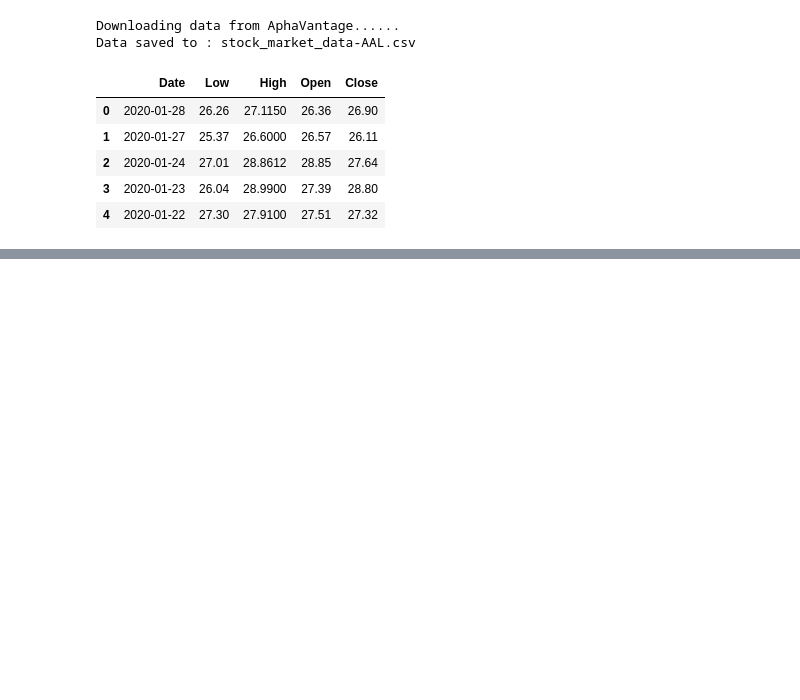
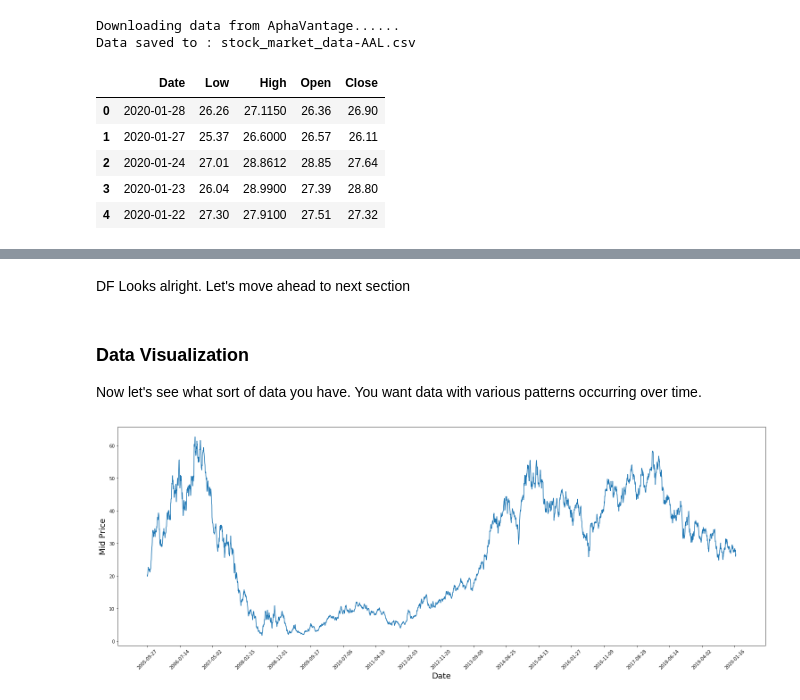
Before and after one commit to sachinkun21/Stock_price_prediction, a Jupyter notebook: IOCL_Predictions_in_Python.ipynb, the cells around one changed output, grey strips where cells are left out. Cells and saved outputs as stored; diff of their text form; code cells hidden in the pictures; blank space fills up the shorter version.

```diff
--- a/IOCL_Predictions_in_Python.ipynb
+++ b/IOCL_Predictions_in_Python.ipynb
@@ -87,7 +87,7 @@ def download_data(data_source='kaggle', ticker= 'AAL'):
           file_to_save = 'stock_market_data-%s.csv'%ticker
 
           # If you haven't already saved data,
-          if  os.path.exists(file_to_save):
+          if not os.path.exists(file_to_save):
 
               print("Downloading data from AphaVantage......")
               # Go ahead and grab the data from the url
@@ -106,7 +106,7 @@ def download_data(data_source='kaggle', ticker= 'AAL'):
 
                           key = dt.datetime.strptime(k, '%Y-%m-%d')
                           # and stock values
-                          values = [key.date(),float(v['3. low']),float(v['2. high']),float(v['1. open']), float(v['4. close'])]
+                          values = [key,float(v['3. low']),float(v['2. high']),float(v['1. open']), float(v['4. close'])]
 
                           # print(key,values)
 
@@ -147,9 +147,6 @@ def download_data(data_source='kaggle', ticker= 'AAL'):
 
 # ;et's Call the function and store the dataframe
 stock_df = download_data(data_source='AlphaVanatage', ticker= 'AAL')
-
-# printing top 5 rows of dataframe
-stock_df.head()
 # %% [output]
 Downloading data from AphaVantage......
 Data saved to : stock_market_data-AAL.csv
@@ -174,0 +186,6 @@ memory usage: 141.1+ KB
+# %%
+# Sort DataFrame by date and reset index
+stock_df = stock_df.sort_values('Date').reset_index(drop= True)
+
+# Reprinting the df to check
+stock_df.head()
@@ -174,0 +199,14 @@ memory usage: 141.1+ KB
+# %% [markdown]
+DF Looks alright. Let's move ahead to next section
+# %% [markdown]
+### **Data Visualization**
+Now let's see what sort of data you have. You want data with various patterns occurring over time.
+# %%
+plt.figure(figsize = (26,9))
+plt.plot(range(stock_df.shape[0]),(stock_df['Low']+stock_df['High'])/2.0)
+plt.xticks(range(0,stock_df.shape[0],200),[i.date() for i in stock_df['Date'].loc[::200]],rotation=45)
+plt.xlabel('Date',fontsize=18)
+plt.ylabel('Mid Price',fontsize=18)
+plt.show()
+# %% [output]
+[figure, added]
```
Also changed, not shown: parts of 11 cells of this notebook.
